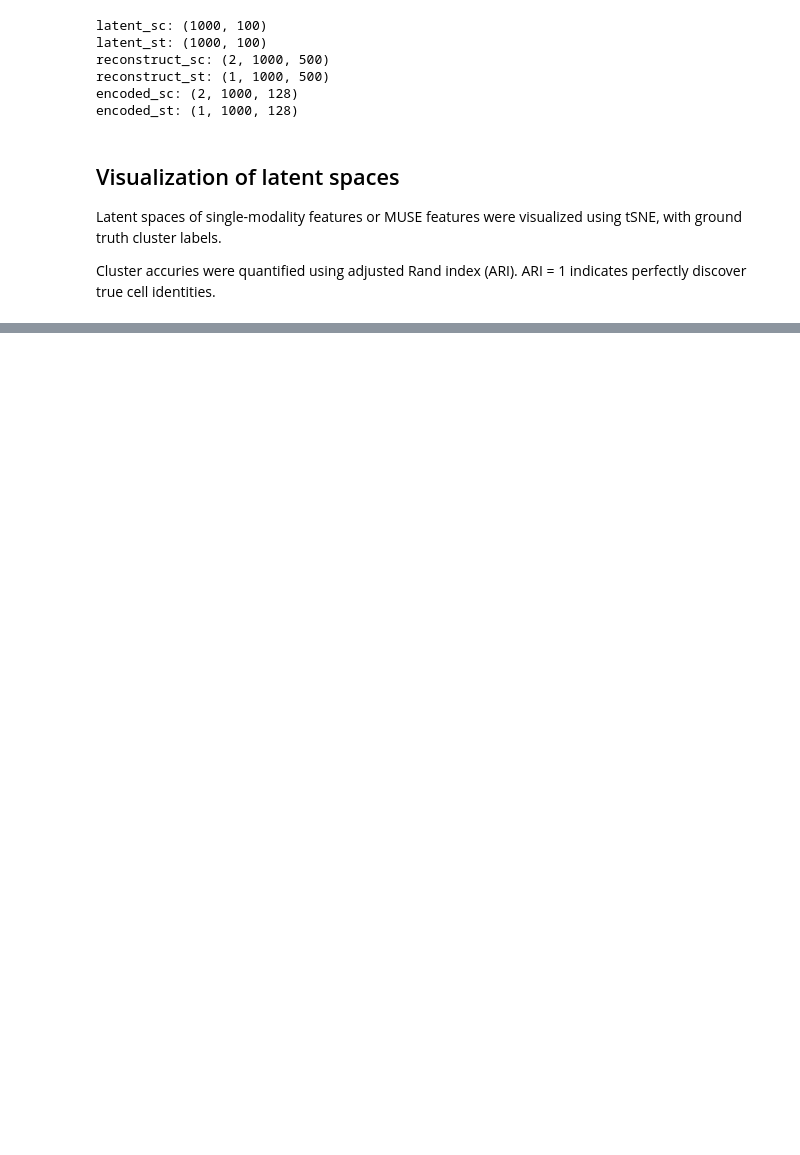
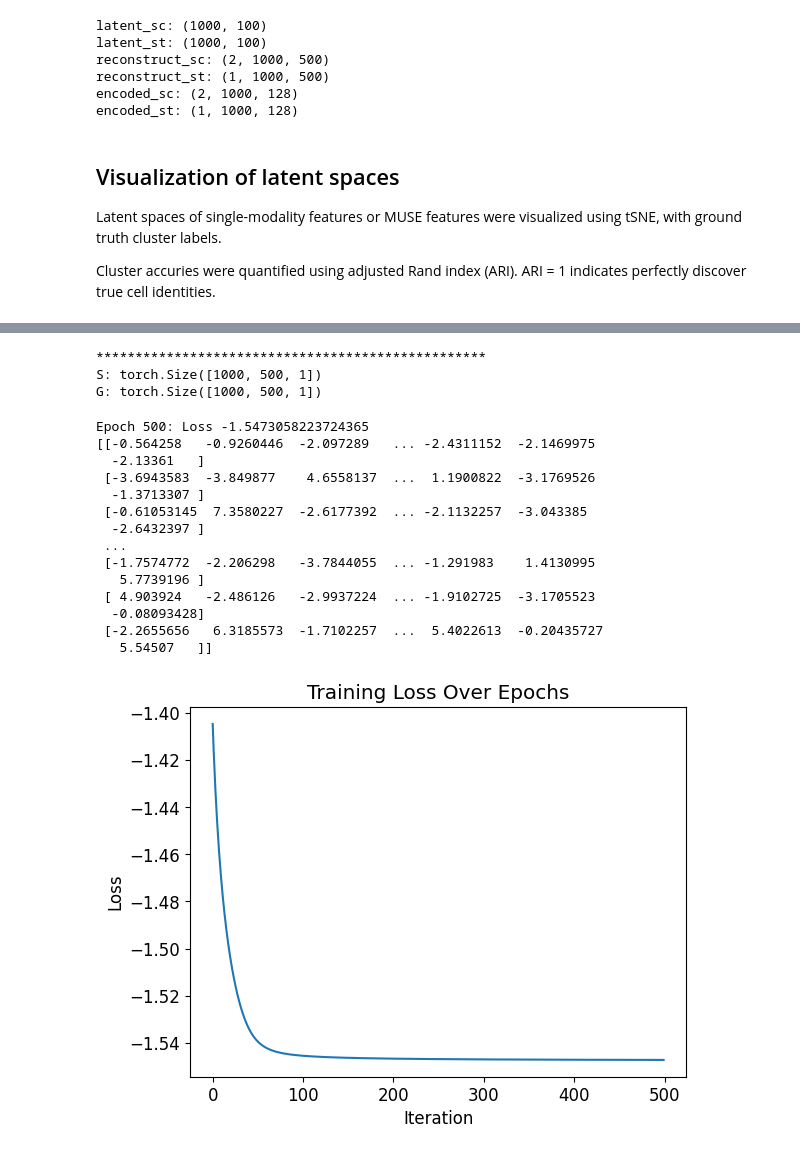
Before and after one commit to darkwilldie/MUSE, a Jupyter notebook: MUSE_demo/MUSE_demo.ipynb, the cells around one changed output, grey strips where cells are left out. Drawn from its saved outputs; the diff is of its cells as text; code cells hidden in the pictures; blank space fills up the shorter version.

```diff
--- a/MUSE_demo/MUSE_demo.ipynb
+++ b/MUSE_demo/MUSE_demo.ipynb
@@ -520,0 +555,32 @@ cos_tg accuracy: 0.911
+# %%
+# 用cosine_similarity驱动的tangram进行计算
+import cos_tg.train_tangram as tg_cos
+
+# tangram
+org_mapping, _ = tg_cos.read_csv_and_run_tangram(
+    [torch.tensor(data_a, device='cuda:0', dtype=torch.float32)],
+    [torch.tensor(data_b, device='cuda:0', dtype=torch.float32)],
+    num_epochs=500,
+    print_interval=500,
+    lambda_g1=1,
+    lambda_g2=1,
+)
+# %% [output]
+**************************************************
+S: torch.Size([1000, 500, 1])
+G: torch.Size([1000, 500, 1])
+Epoch 500: Loss -1.5473058223724365
+[[-0.564258   -0.9260446  -2.097289   ... -2.4311152  -2.1469975
+  -2.13361   ]
+ [-3.6943583  -3.849877    4.6558137  ...  1.1900822  -3.1769526
+  -1.3713307 ]
+ [-0.61053145  7.3580227  -2.6177392  ... -2.1132257  -3.043385
+  -2.6432397 ]
+ ...
+ [-1.7574772  -2.206298   -3.7844055  ... -1.291983    1.4130995
+   5.7739196 ]
+ [ 4.903924   -2.486126   -2.9937224  ... -1.9102725  -3.1705523
+  -0.08093428]
+ [-2.2655656   6.3185573  -1.7102257  ...  5.4022613  -0.20435727
+   5.54507   ]]
+[figure, added]
```
Also changed, not shown: parts of 16 cells of this notebook, 8 other files.
